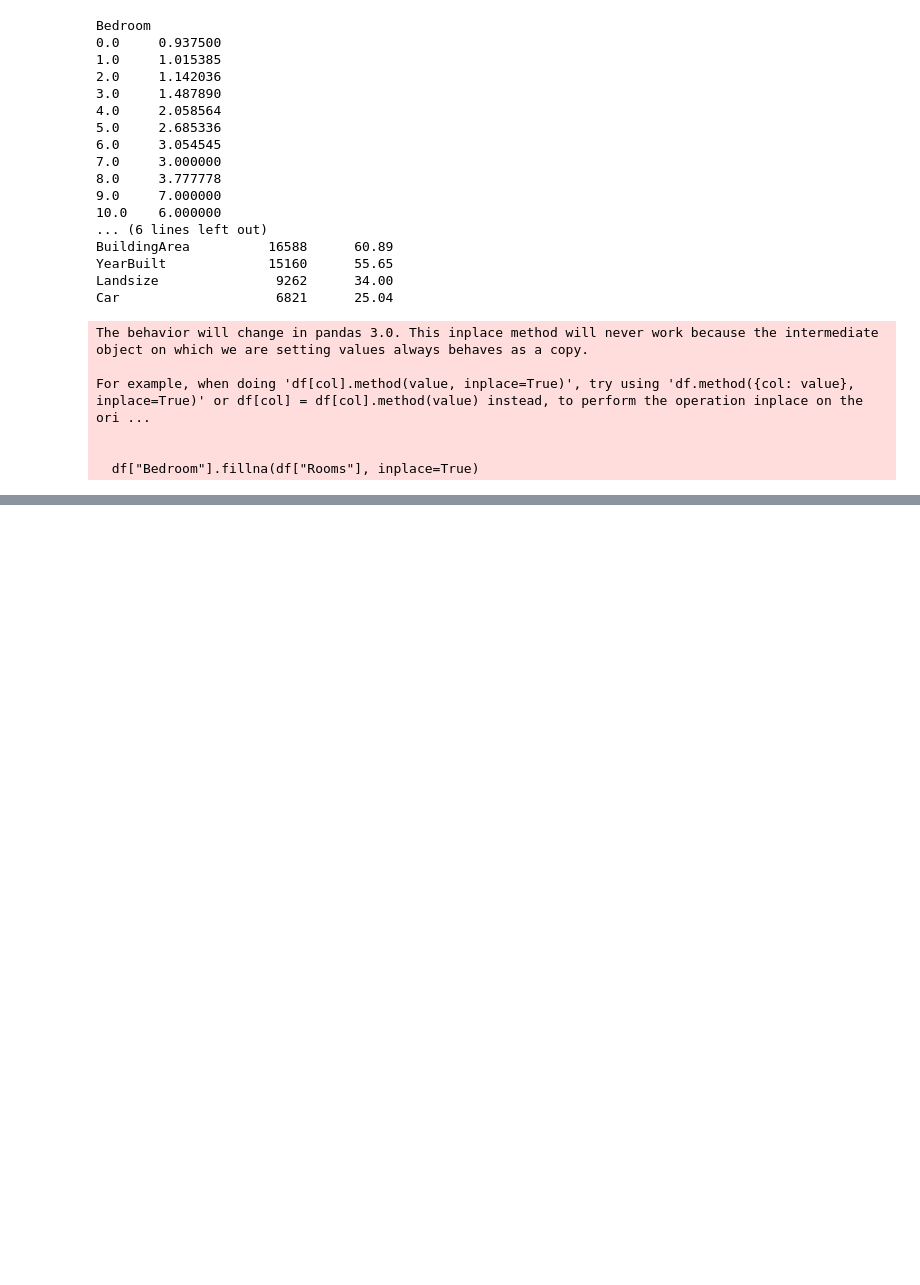
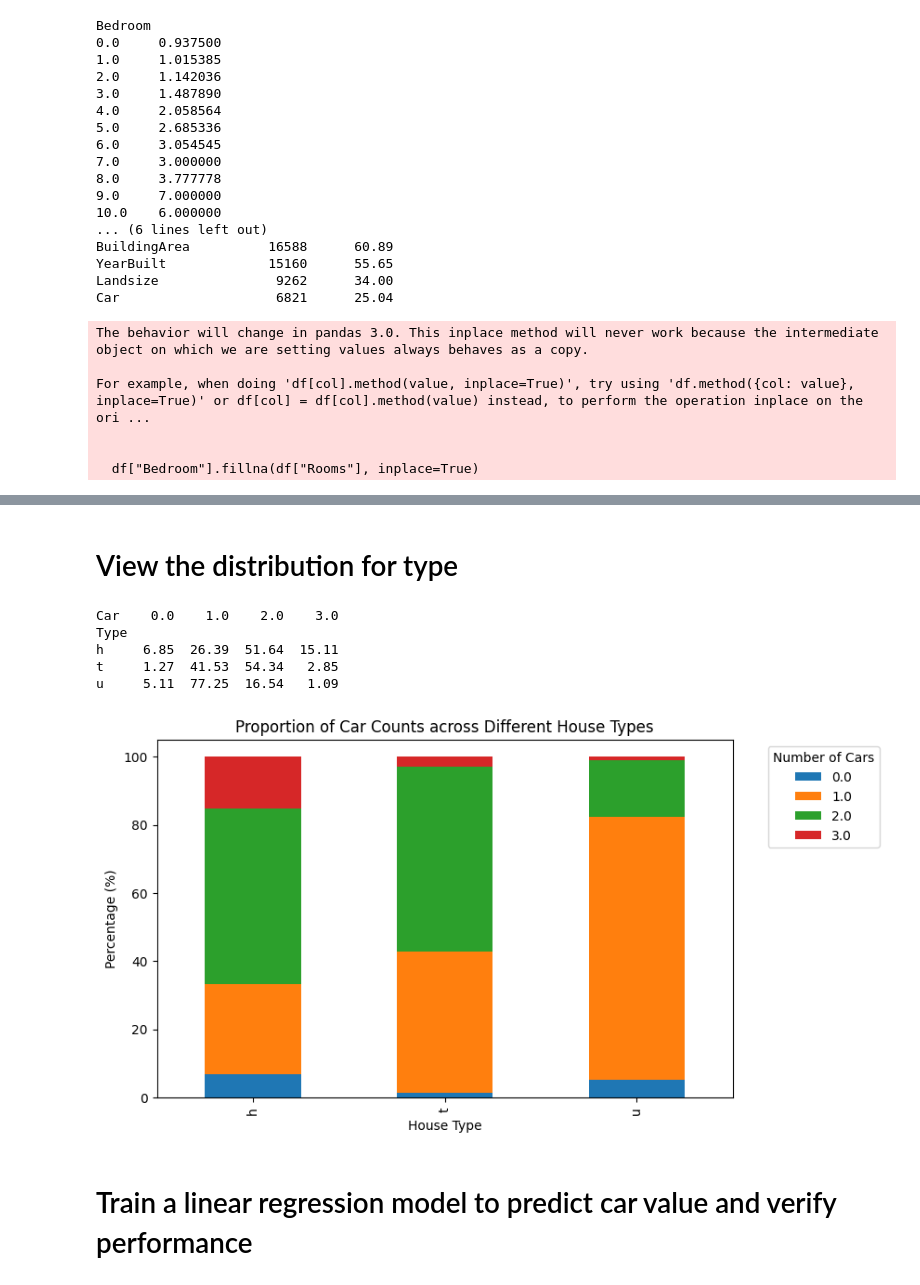
Before and after one commit to lzyixx/SML-Project, a Jupyter notebook: data_preprocessing.ipynb, the cells around one changed output, grey strips where cells are left out. Cells and saved outputs as stored; diff of their text form; code cells hidden in the pictures; blank space fills up the shorter version.

```diff
--- a/data_preprocessing.ipynb
+++ b/data_preprocessing.ipynb
@@ -154,0 +191,40 @@ df.to_csv("cleaned_melbourne_housing.csv", index=False)
+# %% [markdown]
+# View the distribution for type
+# %%
+df = df[["Type", "Car"]].dropna()
+df.loc[df["Car"] >= 3, "Car"] = 3  # all greater than 3 using 3 instead
+
+ratio_table = (
+    df.groupby("Type")["Car"]
+    .value_counts(normalize=True)
+    .rename("Proportion")
+    .mul(100)
+    .round(2)
+    .unstack(fill_value=0)
+)
+
+print(ratio_table)
+
+import matplotlib.pyplot as plt
+
+ratio_table.plot(
+    kind="bar",
+    stacked=True,
+    figsize=(8, 5),
+)
+
+plt.title("Proportion of Car Counts across Different House Types")
+plt.xlabel("House Type")
+plt.ylabel("Percentage (%)")
+plt.legend(title="Number of Cars", bbox_to_anchor=(1.05, 1), loc="upper left")
+plt.grid(False)
+plt.show()
+# %% [output]
+Car    0.0    1.0    2.0    3.0
+Type
+h     6.85  26.39  51.64  15.11
+t     1.27  41.53  54.34   2.85
+u     5.11  77.25  16.54   1.09
+[figure, added]
+# %% [markdown]
+# Train a linear regression model to predict car value and verify performance
```
Also changed, not shown: parts of 7 cells of this notebook, 3 other files.
